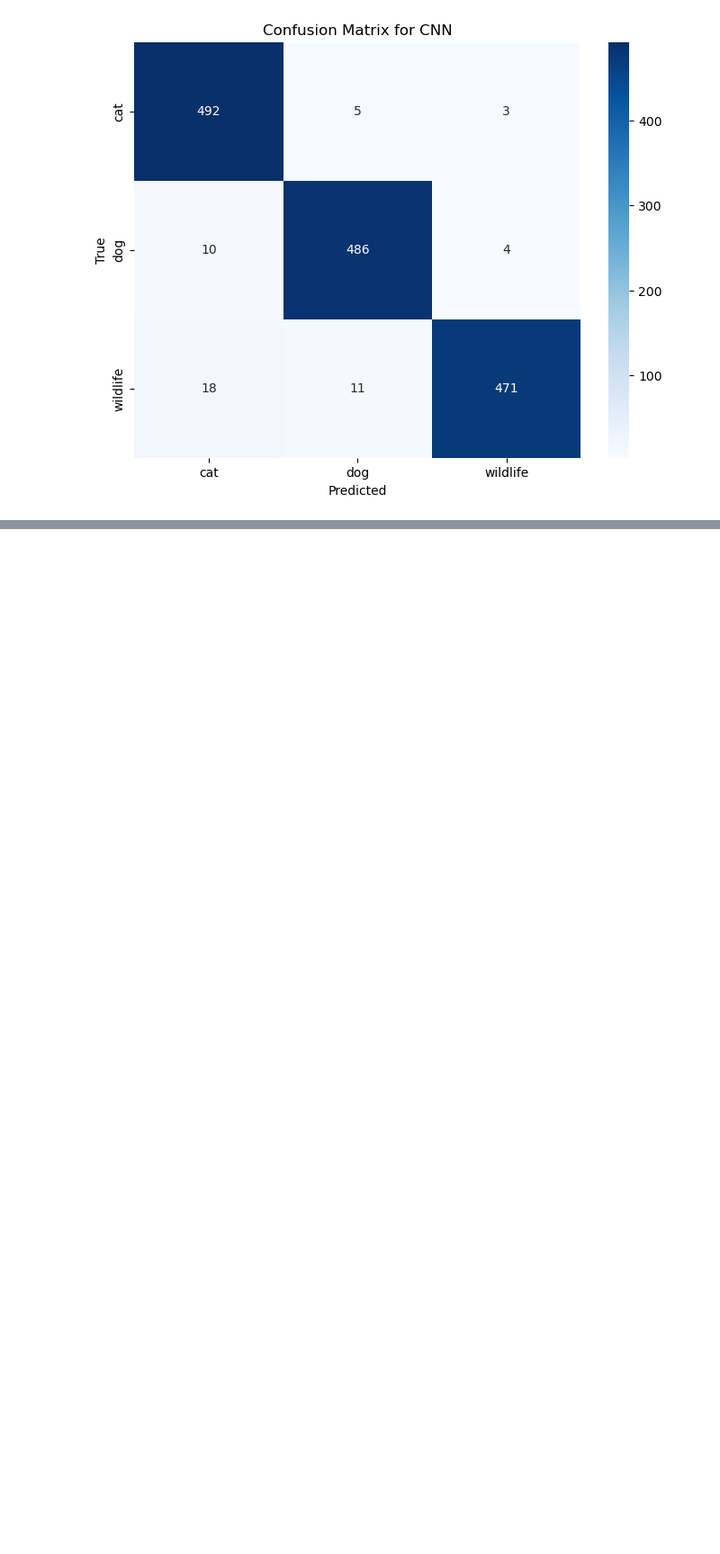
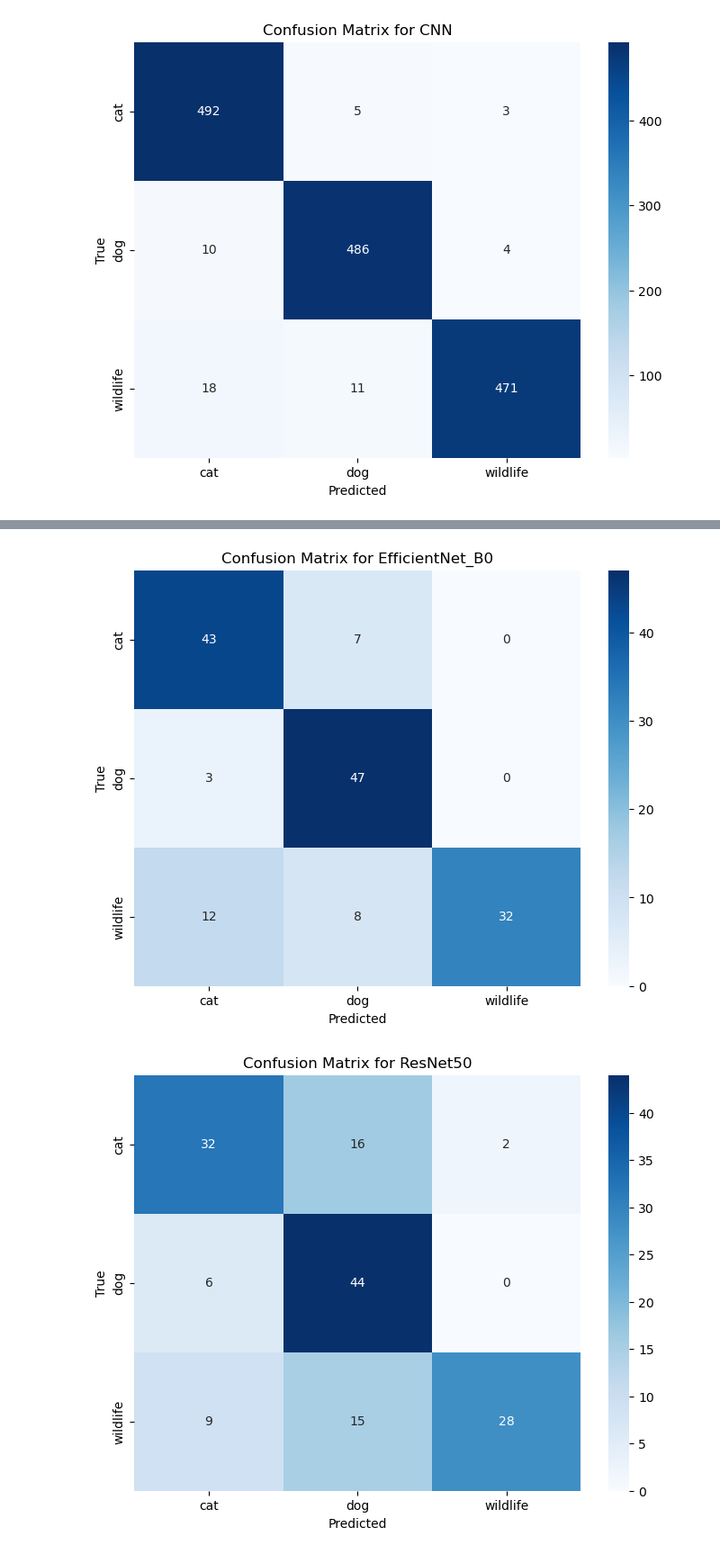
Before and after one commit to mporada259449/animal_classification_nn, a Jupyter notebook: all_cnns.ipynb, the cells around one changed output, grey strips where cells are left out. Shown: that part at 90% size. Drawn from its saved outputs; the diff is of its cells as text; code cells hidden in the pictures; blank space fills up the shorter version.

Commit message:
Add data samples and make ipynb one-click-run-all

```diff
--- a/all_cnns.ipynb
+++ b/all_cnns.ipynb
@@ -284,7 +307,7 @@ for model_name in model_names:
     print(f"Loading and testing model: {model_name}")
 
     model, _, _, _ = init_model(model_name)
-    model.load_state_dict(torch.load(f"{model_name}_best_model.pth"))
+    model.load_state_dict(torch.load(f"{model_name}_best_model.pth", weights_only=True, map_location=DEVICE))
 
     test_loader = test_loaders[model_name]
     test_model(model, model_name, test_loader)
@@ -348,0 +375,15 @@ for idx, model_name in enumerate(model_names):
+# %%
+model_names = ["EfficientNet_B0", "ResNet50", "CNN"]
+rl_test_path = "./real_world_samples"
+# %%
+for model_name in model_names:
+    print(f"Loading and testing model: {model_name}")
+
+    model, data_transform, _, _ = init_model(model_name)
+    model.load_state_dict(torch.load(f"{model_name}_best_model.pth", weights_only=True, map_location=DEVICE))
+
+    model_name += "_real_life"
+    rl_test_dataset = datasets.ImageFolder(root=rl_test_path, transform=data_transform)
+    rl_test_loader = DataLoader(rl_test_dataset, batch_size=BATCH_SIZE, shuffle=False)
+
+    test_model(model, model_name, rl_test_loader)
@@ -348,0 +397,15 @@ for idx, model_name in enumerate(model_names):
+# %%
+classes = ['cat', 'dog', 'wildlife']
+all_metrics = []
+all_cms = []
+for model_name in model_names:
+    with open(f'{model_name}_predictions.json', 'r') as f:
+        data = json.load(f)
+    test_labels = np.array(data['test_labels']).flatten().tolist()
+    test_preds = np.array(data['test_preds']).flatten().tolist()
+    # classes = train_loader_classes[model_name]
+    cm, metrics = get_metrics(test_labels, test_preds, model_name)
+    all_metrics.append(metrics)
+    all_cms.append(cm)
+
+rl_metrics_df = pd.DataFrame(all_metrics)
@@ -348,0 +419,7 @@ for idx, model_name in enumerate(model_names):
+# %%
+classes = ['cat', 'dog', 'wildlife']
+for idx, model_name in enumerate(model_names):
+    show_cm(all_cms[idx], model_name, classes)
+# %% [output]
+[figure, added]
+[figure, added]
```
Also changed, not shown: parts of 14 cells of this notebook, 4 other files.
